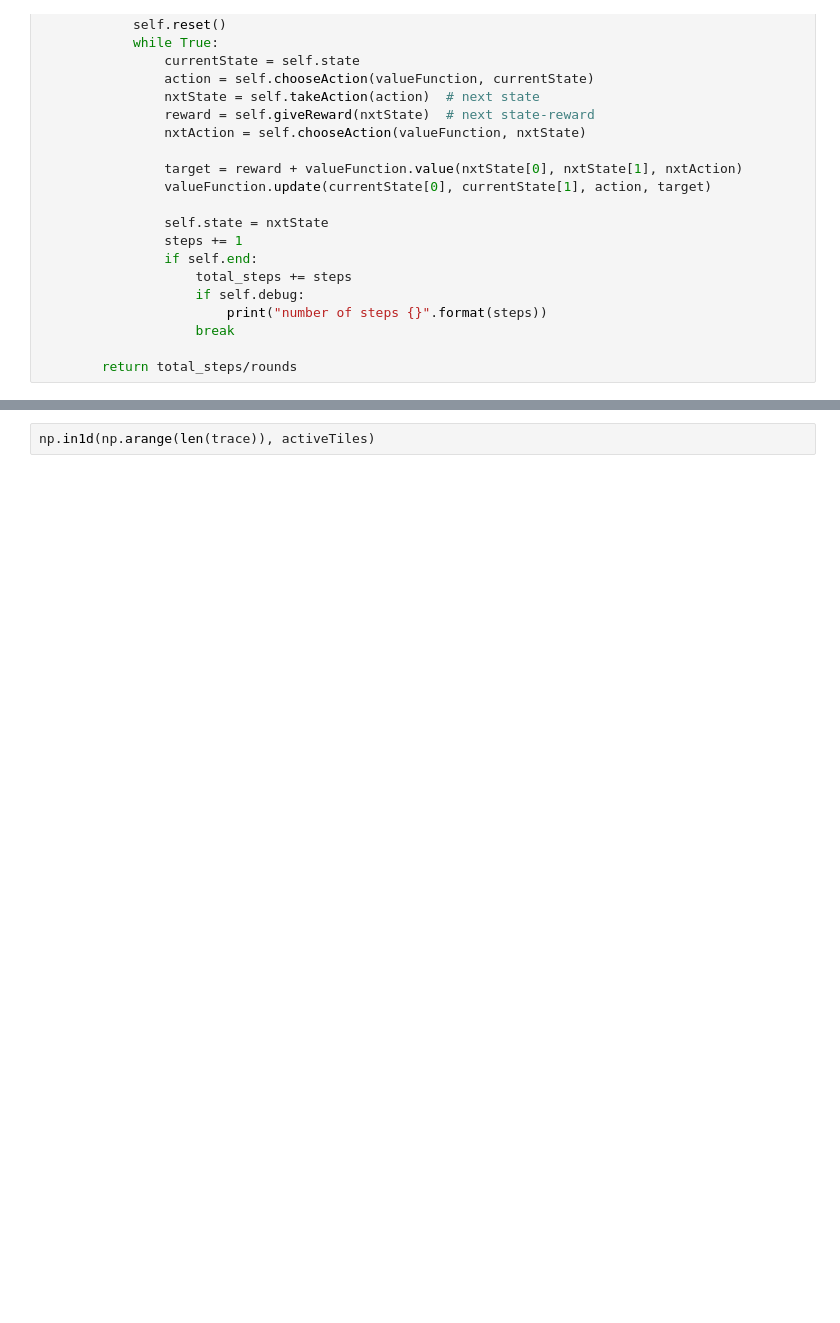
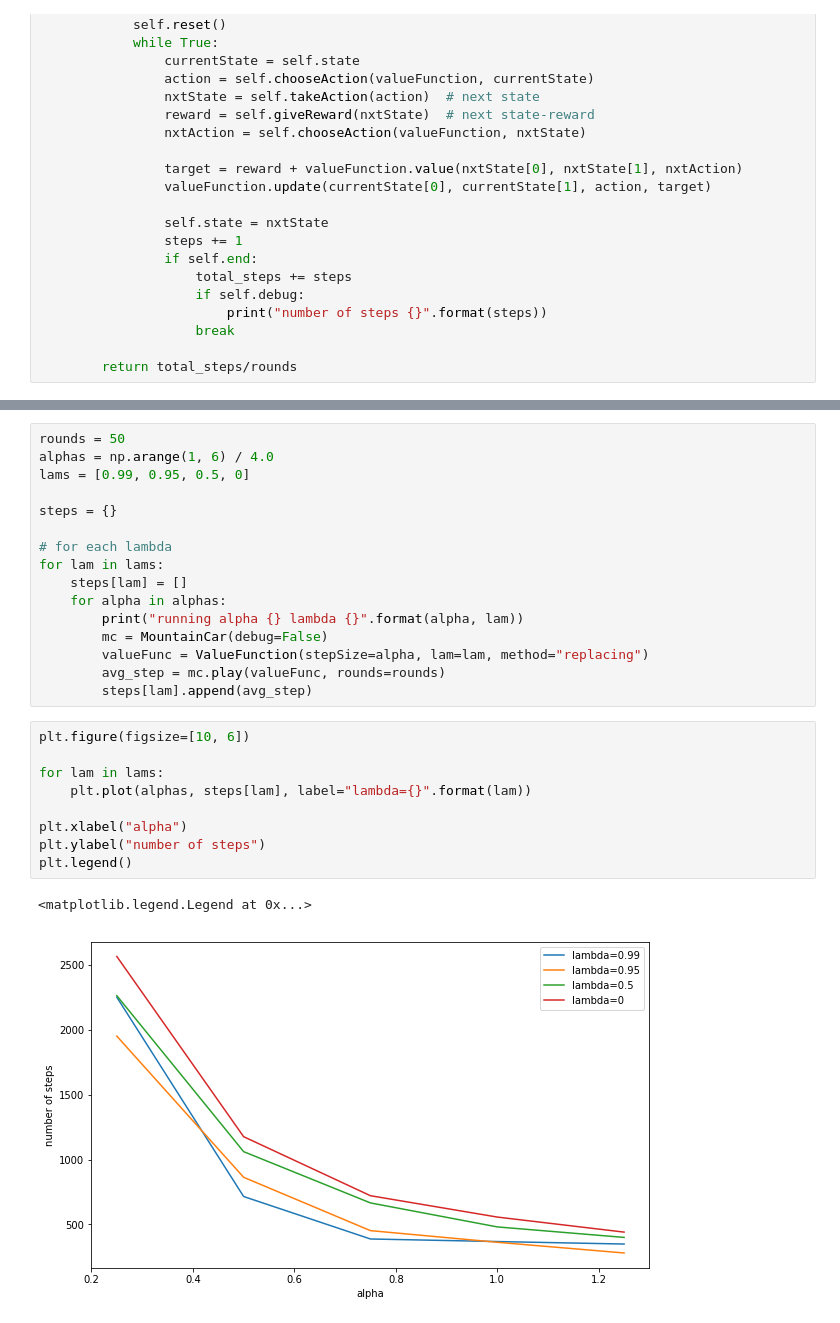
Before and after one commit to MJeremy2017/reinforcement-learning-implementation, a Jupyter notebook: MountainCar(Lambda)/MountainCar(Lambda).ipynb, the cells around one changed output, grey strips where cells are left out. Drawn from its saved outputs; the diff is of its cells as text; blank space fills up the shorter version.

```diff
--- a/MountainCar(Lambda)/MountainCar(Lambda).ipynb
+++ b/MountainCar(Lambda)/MountainCar(Lambda).ipynb
@@ -215,2 +208,28 @@ array([False, False,  True, False,  True,  True, False, False, False,
-# %%
-np.in1d(np.arange(len(trace)), activeTiles)
+# %%
+rounds = 50
+alphas = np.arange(1, 6) / 4.0
+lams = [0.99, 0.95, 0.5, 0]
+
+steps = {}
+
+# for each lambda
+for lam in lams:
+    steps[lam] = []
+    for alpha in alphas:
+        print("running alpha {} lambda {}".format(alpha, lam))
+        mc = MountainCar(debug=False)
+        valueFunc = ValueFunction(stepSize=alpha, lam=lam, method="replacing")
+        avg_step = mc.play(valueFunc, rounds=rounds)
+        steps[lam].append(avg_step)
+# %%
+plt.figure(figsize=[10, 6])
+
+for lam in lams:
+    plt.plot(alphas, steps[lam], label="lambda={}".format(lam))
+
+plt.xlabel("alpha")
+plt.ylabel("number of steps")
+plt.legend()
+# %% [output]
+<matplotlib.legend.Legend at 0x...>
+[figure, added]
```
Also changed, not shown: parts of 5 cells of this notebook.
